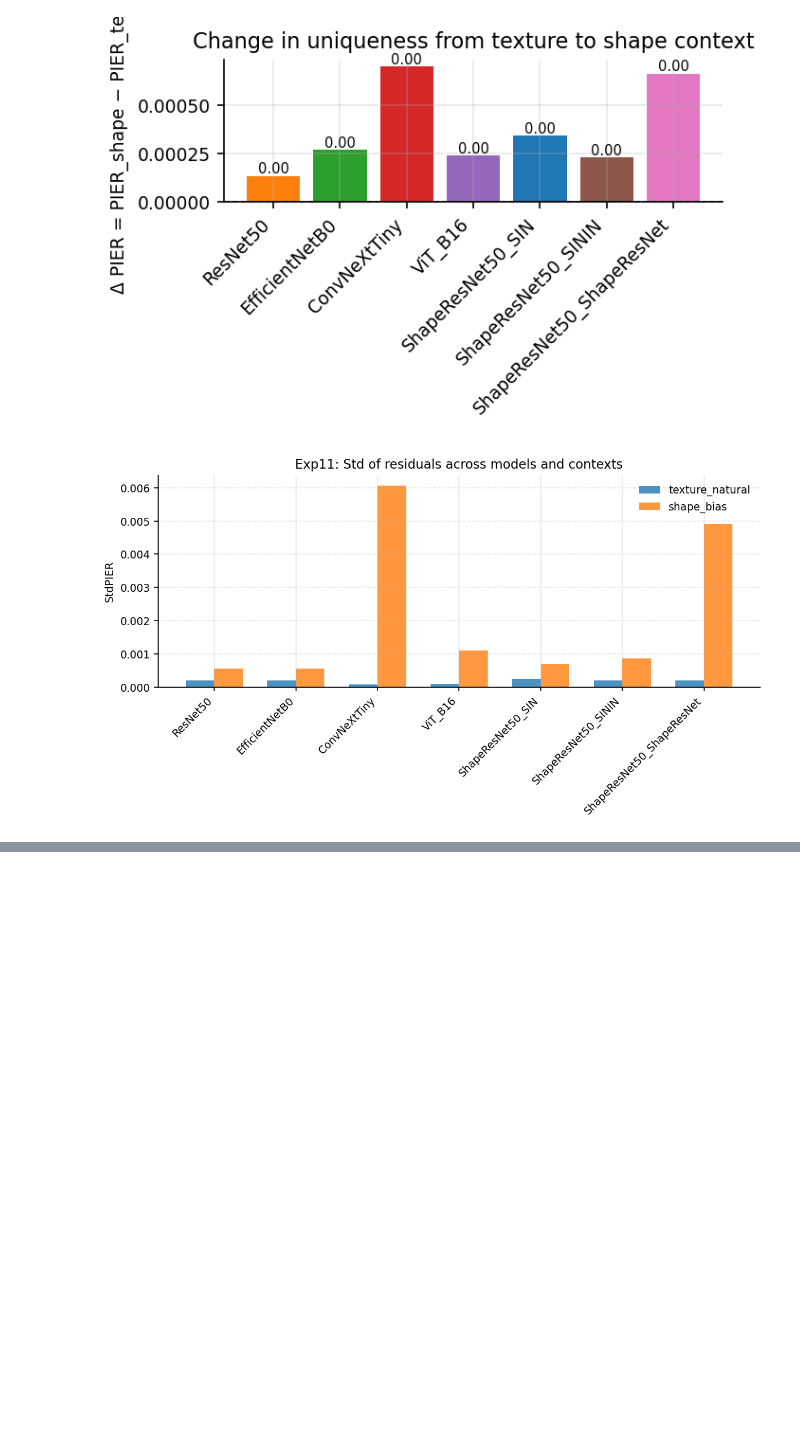
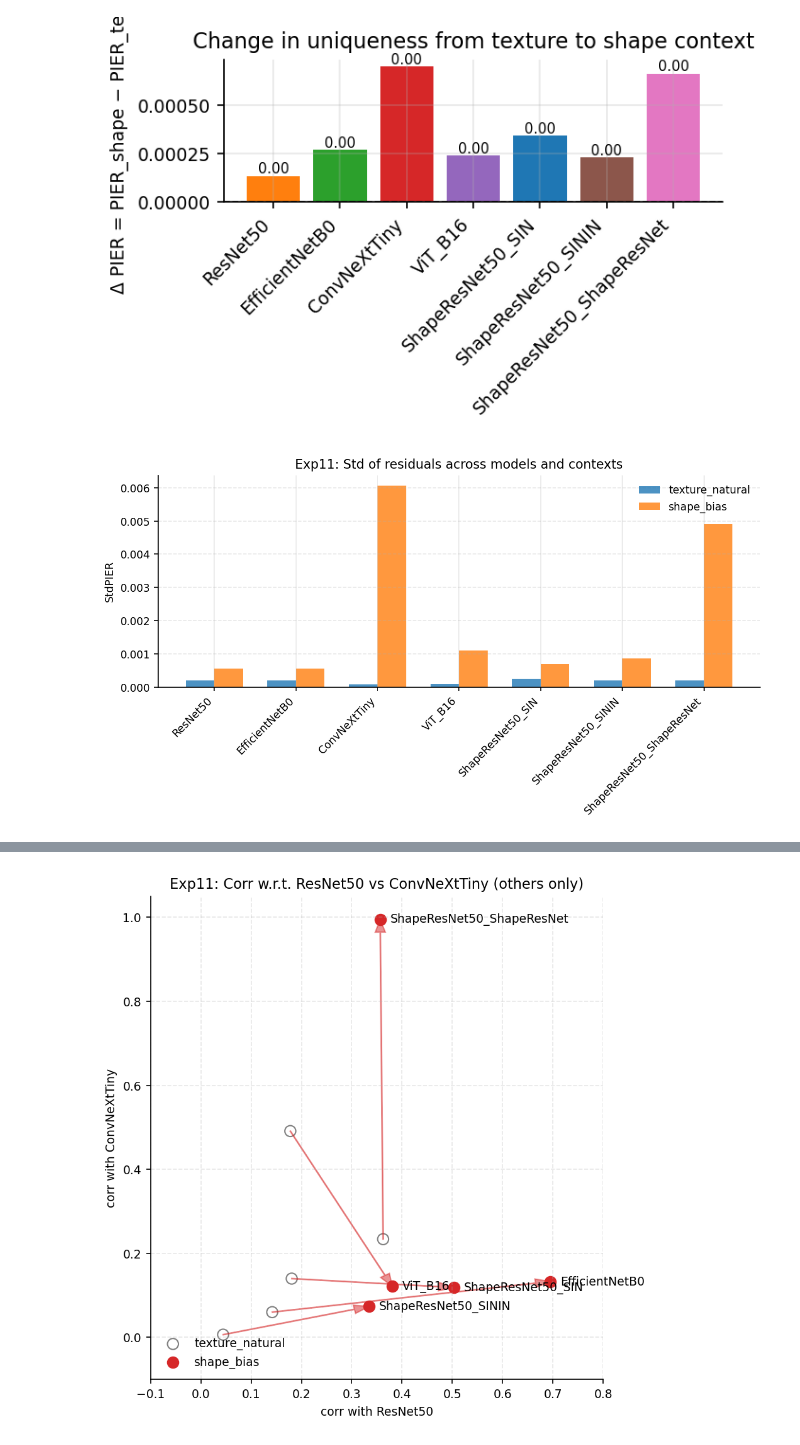
Before and after one commit to youlei202/ISQED, a Jupyter notebook: notebooks/11_shape_bias_texture.ipynb, the cells around one changed output, grey strips where cells are left out. Drawn from its saved outputs; the diff is of its cells as text; code cells hidden in the pictures; blank space fills up the shorter version.

```diff
--- a/notebooks/11_shape_bias_texture.ipynb
+++ b/notebooks/11_shape_bias_texture.ipynb
@@ -235,0 +407,63 @@ plt.show()
+# %%
+import numpy as np
+import matplotlib.pyplot as plt
+
+# 参考模型
+ref_x = "ResNet50"
+ref_y = "ConvNeXtTiny"
+ix = idx[ref_x]
+iy = idx[ref_y]
+
+# 只画除参考模型之外的其它模型
+models_plot = [m for m in models_corr if m not in (ref_x, ref_y)]
+
+coords_nat = []
+coords_shape = []
+
+for m in models_plot:
+    j = idx[m]
+    coords_nat.append([corr_nat[ix, j], corr_nat[iy, j]])
+    coords_shape.append([corr_shape[ix, j], corr_shape[iy, j]])
+
+coords_nat = np.array(coords_nat)
+coords_shape = np.array(coords_shape)
+
+fig, ax = plt.subplots(figsize=(6, 6))
+
+# natural: 灰色空心圆
+ax.scatter(coords_nat[:, 0], coords_nat[:, 1],
+           facecolors="none", edgecolors="gray", s=70, label="texture_natural")
+
+# shape_bias: 红色实心点 + 箭头
+ax.scatter(coords_shape[:, 0], coords_shape[:, 1],
+           color="tab:red", s=70, label="shape_bias")
+
+for i, m in enumerate(models_plot):
+    x0, y0 = coords_nat[i]
+    x1, y1 = coords_shape[i]
+
+    ax.arrow(
+        x0, y0,
+        x1 - x0,
+        y1 - y0,
+        length_includes_head=True,
+        head_width=0.02,
+        head_length=0.03,
+        alpha=0.5,
+        color="tab:red",
+    )
+
+    ax.text(x1 + 0.02, y1, m, fontsize=9, va="center")
+
+ax.set_xlabel(f"corr with {ref_x}")
+ax.set_ylabel(f"corr with {ref_y}")
+ax.set_title("Exp11: Corr w.r.t. ResNet50 vs ConvNeXtTiny (others only)")
+ax.grid(True, linestyle="--", alpha=0.3)
+ax.set_xlim(-0.1, 0.8)   # 根据你的值适当调整
+ax.set_ylim(-0.1, 1.05)
+ax.legend(loc="lower left")
+
+plt.tight_layout()
+plt.show()
+# %% [output]
+[figure, added]
```
Also changed, not shown: parts of 4 cells of this notebook, 2 other files.
